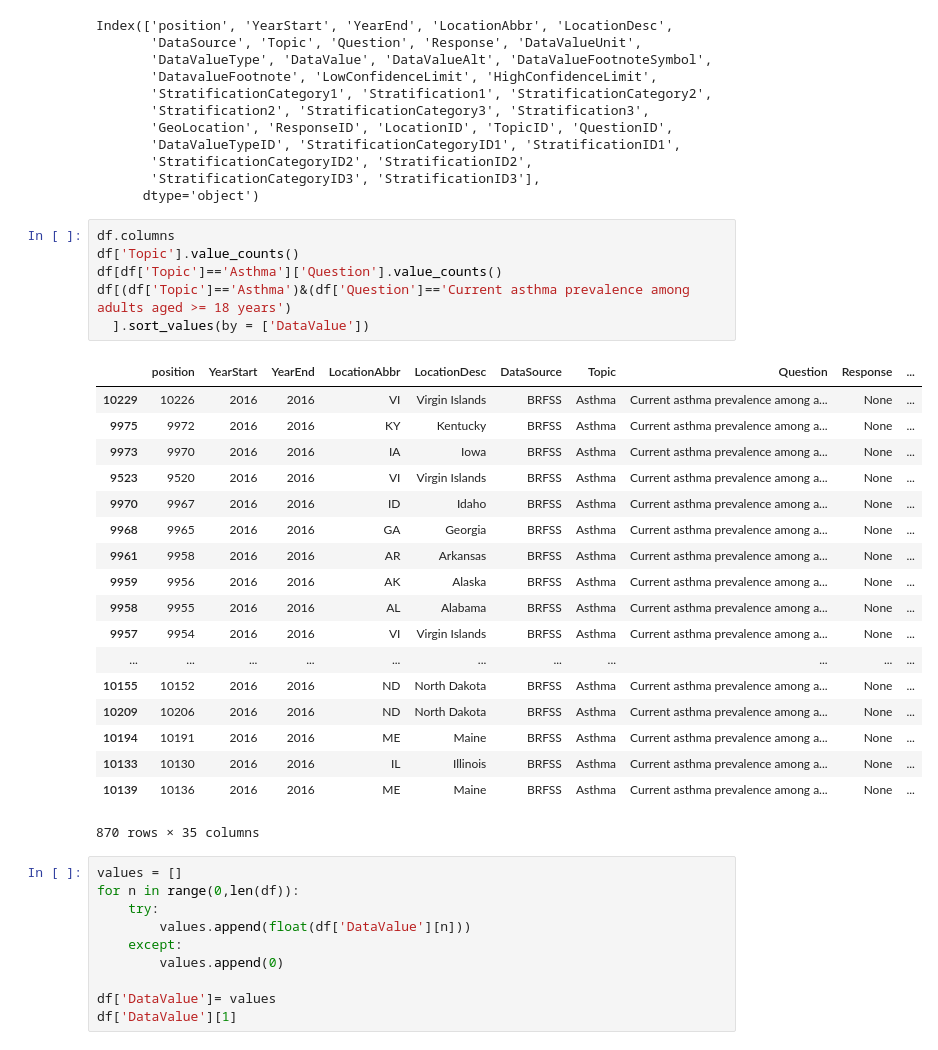
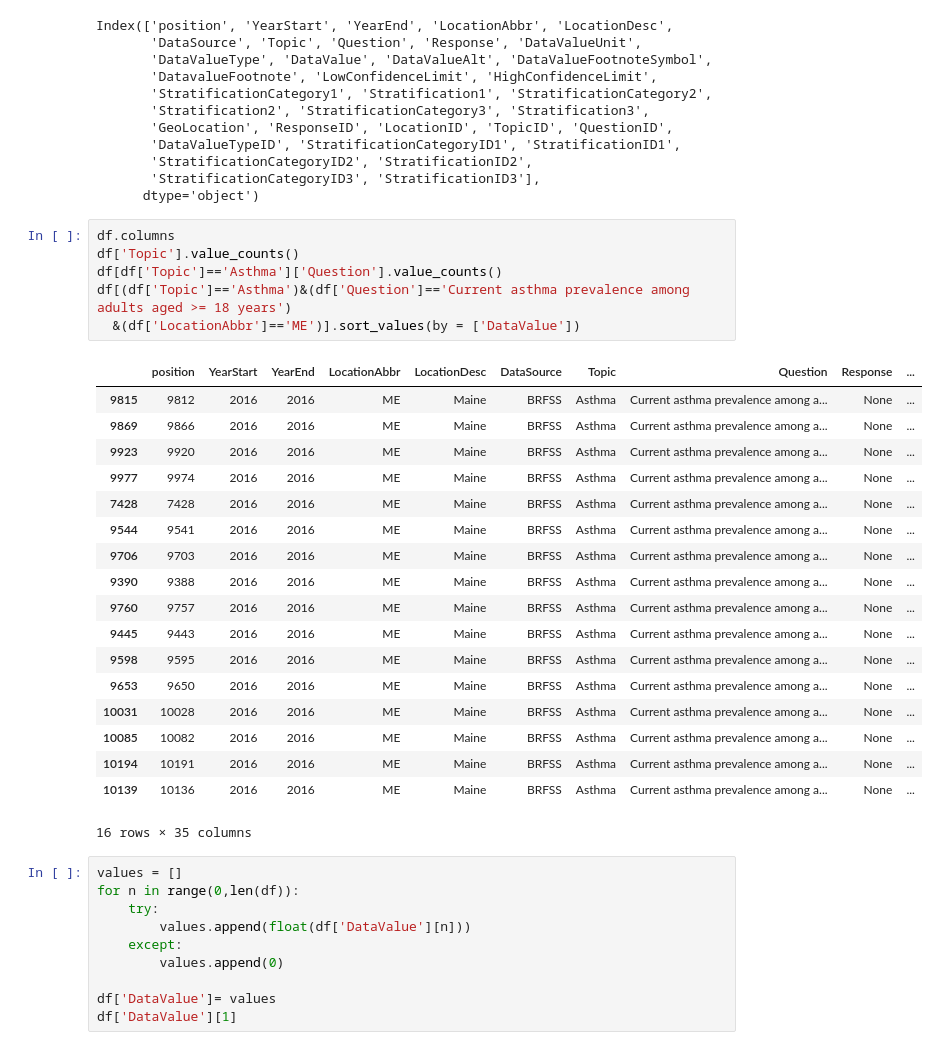
Before and after one commit to max-miller/dsc-exploring-and-transforming-json-schemas-lab-nyc-ds-career-042219, a Jupyter notebook: index.ipynb, the cells around one changed output. Saved outputs shown, nothing was run; the diff lists cells and outputs as text.

```diff
--- a/index.ipynb
+++ b/index.ipynb
@@ -87,28 +87,28 @@ Index(['position', 'YearStart', 'YearEnd', 'LocationAbbr', 'LocationDesc',
 # %%
 df.columns
 df['Topic'].value_counts()
 df[df['Topic']=='Asthma']['Question'].value_counts()
 df[(df['Topic']=='Asthma')&(df['Question']=='Current asthma prevalence among adults aged >= 18 years')
-  ].sort_values(by = ['DataValue'])
+  &(df['LocationAbbr']=='ME')].sort_values(by = ['DataValue'])
 # %% [output]
 |  | position | YearStart | YearEnd | LocationAbbr | LocationDesc | DataSource | Topic | Question | Response | ... |
-| 10229 | 10226 | 2016 | 2016 | VI | Virgin Islands | BRFSS | Asthma | Current asthma prevalence among a... | None | ... |
-| 9975 | 9972 | 2016 | 2016 | KY | Kentucky | BRFSS | Asthma | Current asthma prevalence among a... | None | ... |
-| 9973 | 9970 | 2016 | 2016 | IA | Iowa | BRFSS | Asthma | Current asthma prevalence among a... | None | ... |
-| 9523 | 9520 | 2016 | 2016 | VI | Virgin Islands | BRFSS | Asthma | Current asthma prevalence among a... | None | ... |
-| 9970 | 9967 | 2016 | 2016 | ID | Idaho | BRFSS | Asthma | Current asthma prevalence among a... | None | ... |
-| 9968 | 9965 | 2016 | 2016 | GA | Georgia | BRFSS | Asthma | Current asthma prevalence among a... | None | ... |
-| 9961 | 9958 | 2016 | 2016 | AR | Arkansas | BRFSS | Asthma | Current asthma prevalence among a... | None | ... |
-| 9959 | 9956 | 2016 | 2016 | AK | Alaska | BRFSS | Asthma | Current asthma prevalence among a... | None | ... |
-| 9958 | 9955 | 2016 | 2016 | AL | Alabama | BRFSS | Asthma | Current asthma prevalence among a... | None | ... |
-| 9957 | 9954 | 2016 | 2016 | VI | Virgin Islands | BRFSS | Asthma | Current asthma prevalence among a... | None | ... |
-| ... | ... | ... | ... | ... | ... | ... | ... | ... | ... | ... |
-| 10155 | 10152 | 2016 | 2016 | ND | North Dakota | BRFSS | Asthma | Current asthma prevalence among a... | None | ... |
-| 10209 | 10206 | 2016 | 2016 | ND | North Dakota | BRFSS | Asthma | Current asthma prevalence among a... | None | ... |
+| 9815 | 9812 | 2016 | 2016 | ME | Maine | BRFSS | Asthma | Current asthma prevalence among a... | None | ... |
+| 9869 | 9866 | 2016 | 2016 | ME | Maine | BRFSS | Asthma | Current asthma prevalence among a... | None | ... |
+| 9923 | 9920 | 2016 | 2016 | ME | Maine | BRFSS | Asthma | Current asthma prevalence among a... | None | ... |
+| 9977 | 9974 | 2016 | 2016 | ME | Maine | BRFSS | Asthma | Current asthma prevalence among a... | None | ... |
+| 7428 | 7428 | 2016 | 2016 | ME | Maine | BRFSS | Asthma | Current asthma prevalence among a... | None | ... |
+| 9544 | 9541 | 2016 | 2016 | ME | Maine | BRFSS | Asthma | Current asthma prevalence among a... | None | ... |
+| 9706 | 9703 | 2016 | 2016 | ME | Maine | BRFSS | Asthma | Current asthma prevalence among a... | None | ... |
+| 9390 | 9388 | 2016 | 2016 | ME | Maine | BRFSS | Asthma | Current asthma prevalence among a... | None | ... |
+| 9760 | 9757 | 2016 | 2016 | ME | Maine | BRFSS | Asthma | Current asthma prevalence among a... | None | ... |
+| 9445 | 9443 | 2016 | 2016 | ME | Maine | BRFSS | Asthma | Current asthma prevalence among a... | None | ... |
+| 9598 | 9595 | 2016 | 2016 | ME | Maine | BRFSS | Asthma | Current asthma prevalence among a... | None | ... |
+| 9653 | 9650 | 2016 | 2016 | ME | Maine | BRFSS | Asthma | Current asthma prevalence among a... | None | ... |
+| 10031 | 10028 | 2016 | 2016 | ME | Maine | BRFSS | Asthma | Current asthma prevalence among a... | None | ... |
+| 10085 | 10082 | 2016 | 2016 | ME | Maine | BRFSS | Asthma | Current asthma prevalence among a... | None | ... |
 | 10194 | 10191 | 2016 | 2016 | ME | Maine | BRFSS | Asthma | Current asthma prevalence among a... | None | ... |
-| 10133 | 10130 | 2016 | 2016 | IL | Illinois | BRFSS | Asthma | Current asthma prevalence among a... | None | ... |
 | 10139 | 10136 | 2016 | 2016 | ME | Maine | BRFSS | Asthma | Current asthma prevalence among a... | None | ... |
-870 rows × 35 columns
+16 rows × 35 columns
 # %%
 values = []
 for n in range(0,len(df)):
```
